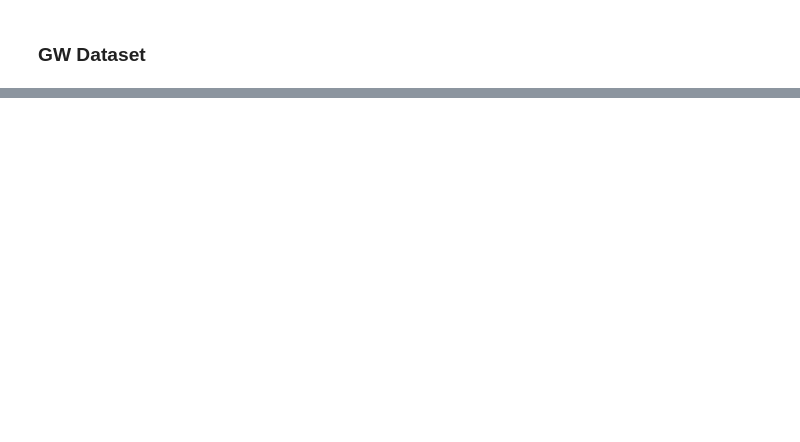
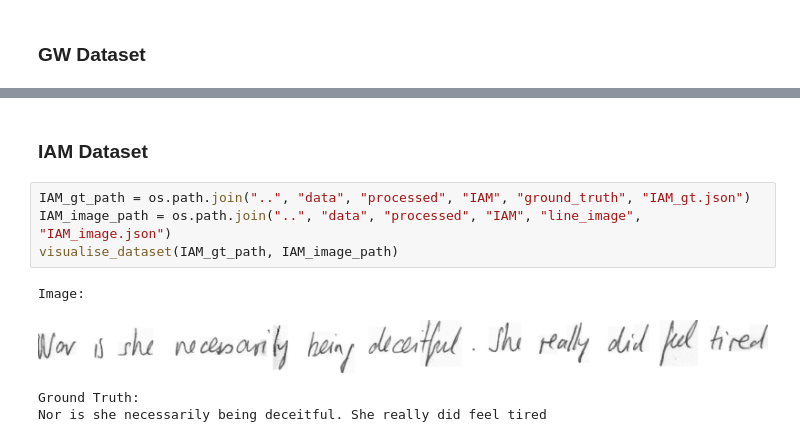
Before and after one commit to Yung-Hsin-Chen/master_thesis, a Jupyter notebook: notebook/EDA.ipynb, the cells around one changed output, grey strips where cells are left out. Drawn from its saved outputs; the diff is of its cells as text; blank space fills up the shorter version.

```diff
--- a/notebook/EDA.ipynb
+++ b/notebook/EDA.ipynb
@@ -58,0 +77,11 @@ get_punctuations()
+# %% [markdown]
+### IAM Dataset
+# %%
+IAM_gt_path = os.path.join("..", "data", "processed", "IAM", "ground_truth", "IAM_gt.json")
+IAM_image_path = os.path.join("..", "data", "processed", "IAM", "line_image", "IAM_image.json")
+visualise_dataset(IAM_gt_path, IAM_image_path)
+# %% [output]
+Image:
+[figure, added]
+Ground Truth:
+Nor is she necessarily being deceitful. She really did feel tired
```
Also changed, not shown: parts of 8 cells of this notebook.
